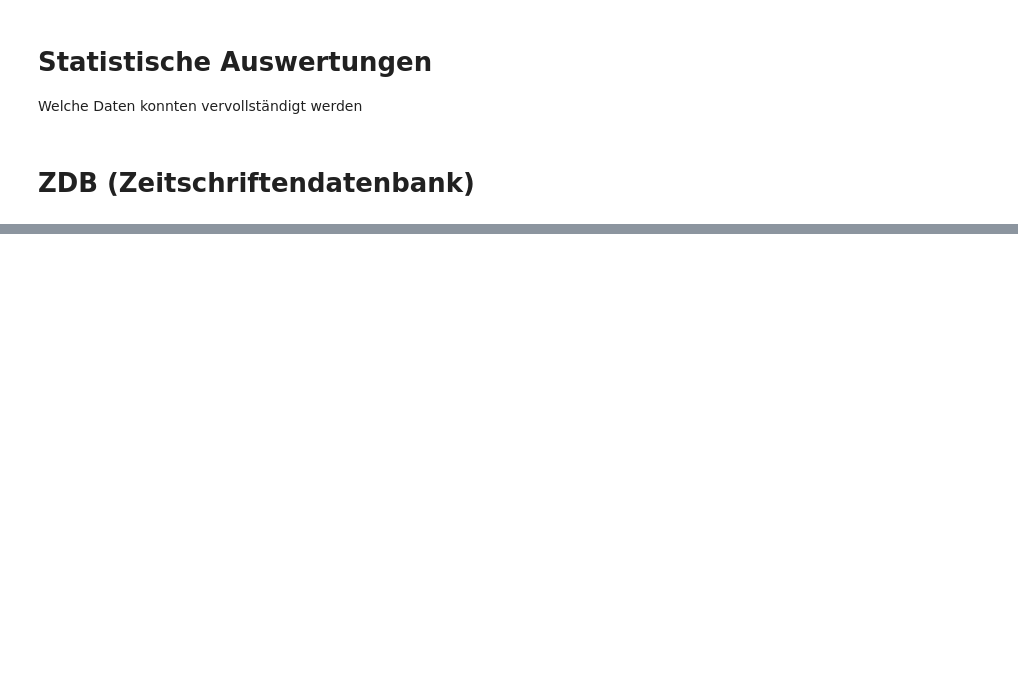
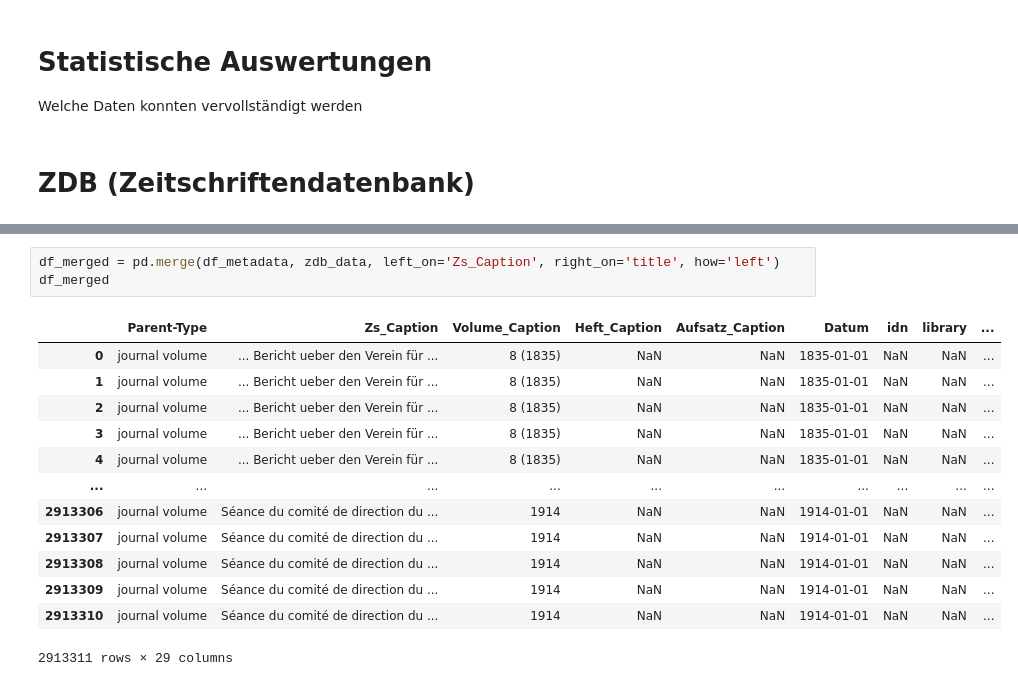
Before and after one commit to bsesic/DNB, a Jupyter notebook: Bestandsabfrage.ipynb, the cells around one changed output, grey strips where cells are left out. Cells and saved outputs as stored; diff of their text form; blank space fills up the shorter version.

```diff
--- a/Bestandsabfrage.ipynb
+++ b/Bestandsabfrage.ipynb
@@ -321,0 +777,17 @@ Welche Daten konnten vervollständigt werden
+# %%
+df_merged = pd.merge(df_metadata, zdb_data, left_on='Zs_Caption', right_on='title', how='left')
+df_merged
+# %% [output]
+|  | Parent-Type | Zs_Caption | Volume_Caption | Heft_Caption | Aufsatz_Caption | Datum | idn | library | ... |
+| 0 | journal volume | ... Bericht ueber den Verein für ... | 8 (1835) | NaN | NaN | 1835-01-01 | NaN | NaN | ... |
+| 1 | journal volume | ... Bericht ueber den Verein für ... | 8 (1835) | NaN | NaN | 1835-01-01 | NaN | NaN | ... |
+| 2 | journal volume | ... Bericht ueber den Verein für ... | 8 (1835) | NaN | NaN | 1835-01-01 | NaN | NaN | ... |
+| 3 | journal volume | ... Bericht ueber den Verein für ... | 8 (1835) | NaN | NaN | 1835-01-01 | NaN | NaN | ... |
+| 4 | journal volume | ... Bericht ueber den Verein für ... | 8 (1835) | NaN | NaN | 1835-01-01 | NaN | NaN | ... |
+| ... | ... | ... | ... | ... | ... | ... | ... | ... | ... |
+| 2913306 | journal volume | Séance du comité de direction du ... | 1914 | NaN | NaN | 1914-01-01 | NaN | NaN | ... |
+| 2913307 | journal volume | Séance du comité de direction du ... | 1914 | NaN | NaN | 1914-01-01 | NaN | NaN | ... |
+| 2913308 | journal volume | Séance du comité de direction du ... | 1914 | NaN | NaN | 1914-01-01 | NaN | NaN | ... |
+| 2913309 | journal volume | Séance du comité de direction du ... | 1914 | NaN | NaN | 1914-01-01 | NaN | NaN | ... |
+| 2913310 | journal volume | Séance du comité de direction du ... | 1914 | NaN | NaN | 1914-01-01 | NaN | NaN | ... |
+2913311 rows × 29 columns
```
Also changed, not shown: parts of 76 cells of this notebook, 3 other files.
